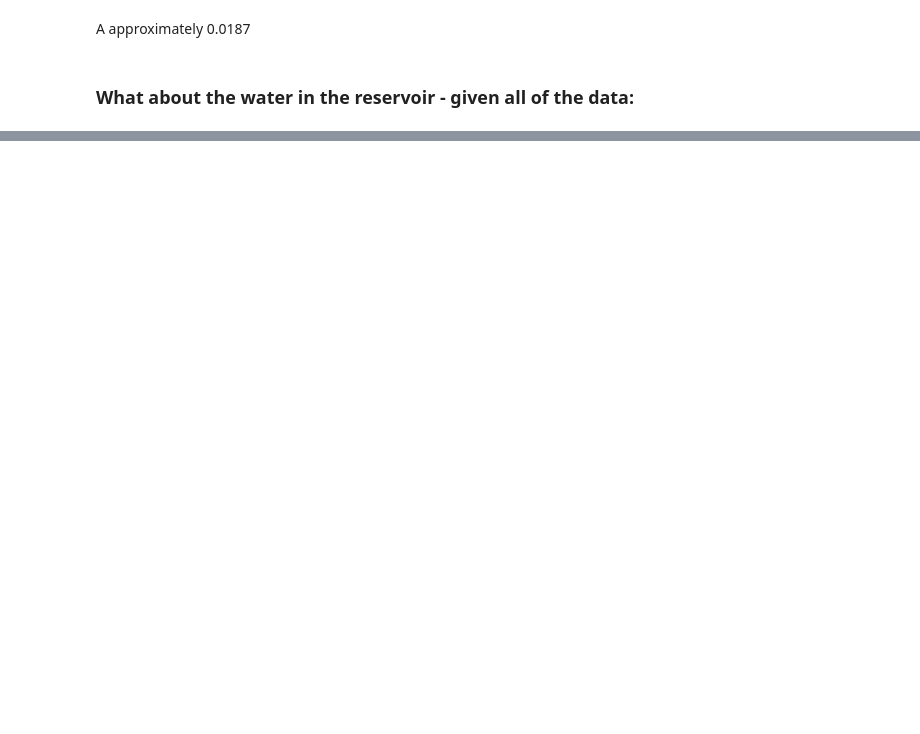
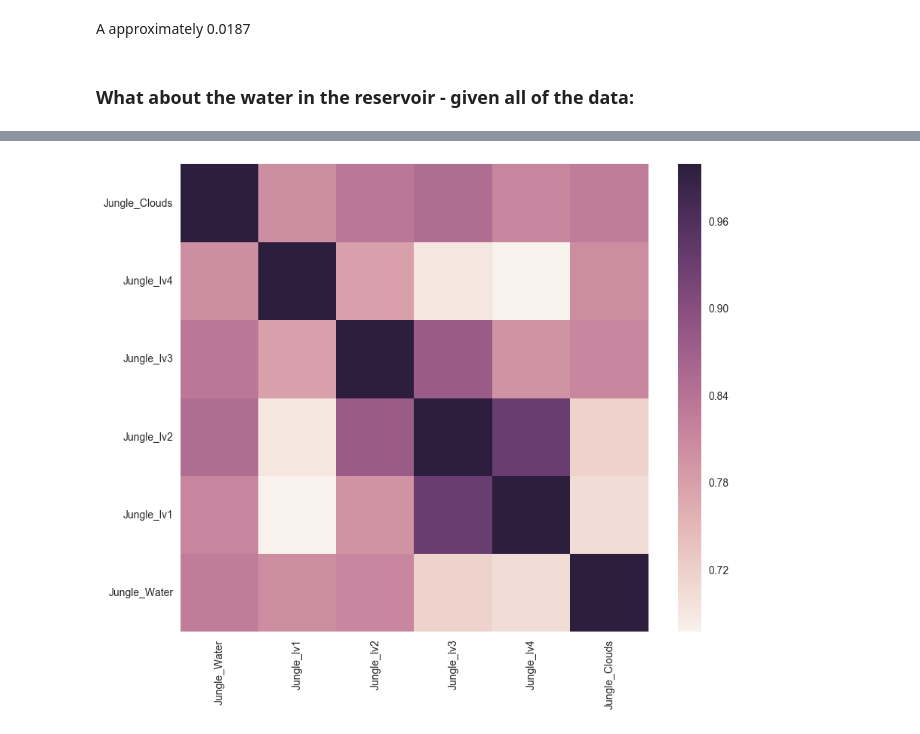
Before and after one commit to NickHoernle/Essil, a Jupyter notebook: data_exploration/answer_questions_from_logs.ipynb, the cells around one changed output, grey strips where cells are left out. Saved outputs shown, nothing was run; the diff lists cells and outputs as text; code cells hidden in the pictures; blank space fills up the shorter version.

```diff
--- a/data_exploration/answer_questions_from_logs.ipynb
+++ b/data_exploration/answer_questions_from_logs.ipynb
@@ -150,0 +175,12 @@ plt.show()
+# %%
+arr = np.array([df.Jungle_Water, df.Jungle_lv1, df.Jungle_lv2, df.Jungle_lv3, df.Jungle_lv4, df.Jungle_Clouds])
+corr = np.corrcoef(arr)
+l = ['Jungle_Water', 'Jungle_lv1', 'Jungle_lv2', 'Jungle_lv3', 'Jungle_lv4', 'Jungle_Clouds']
+
+fig, ax = plt.subplots(1,1, figsize=(10,8))
+sns.heatmap(corr, ax=ax)
+ax.set_xticklabels(l, rotation='vertical')
+ax.set_yticklabels(l, rotation='horizontal')
+plt.show()
+# %% [output]
+[figure, added]
```
Also changed, not shown: parts of 32 cells of this notebook.
